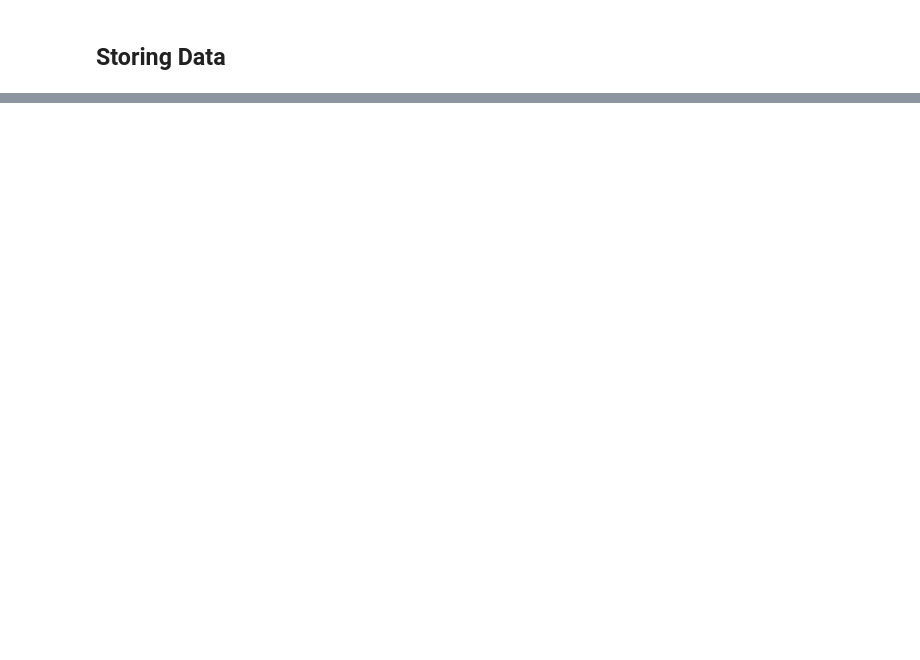
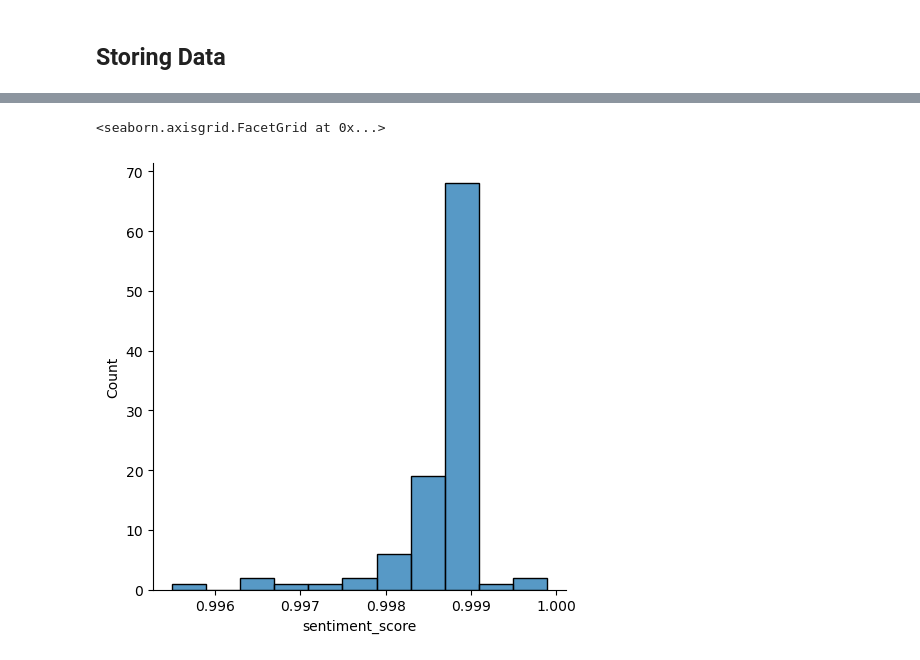
Before and after one commit to ahamzah003/webscrape, a Jupyter notebook: playstore/app-review-analysis.ipynb, the cells around one changed output, grey strips where cells are left out. Cells and saved outputs as stored; diff of their text form; code cells hidden in the pictures; blank space fills up the shorter version.

```diff
--- a/playstore/app-review-analysis.ipynb
+++ b/playstore/app-review-analysis.ipynb
@@ -437,0 +512,6 @@ df_clean.to_csv('learnhtmlpro-clean.csv')
+# %%
+bin_edges = np.arange(df_clean['sentiment_score'].min(),df_clean['sentiment_score'].max()+0.0004, 0.0004)
+sb.displot(df_clean['sentiment_score'], bins=bin_edges)
+# %% [output]
+<seaborn.axisgrid.FacetGrid at 0x...>
+[figure, added]
```
Also changed, not shown: parts of 30 cells of this notebook, 1 other file.
